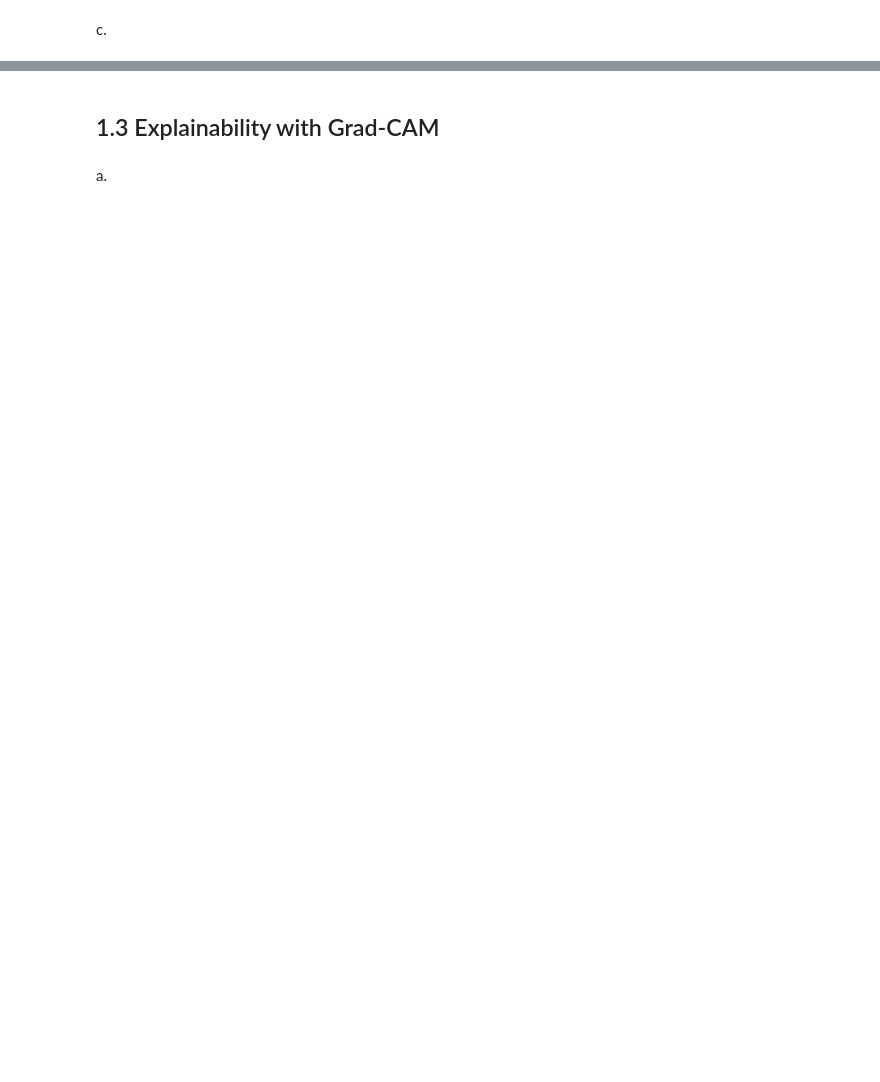
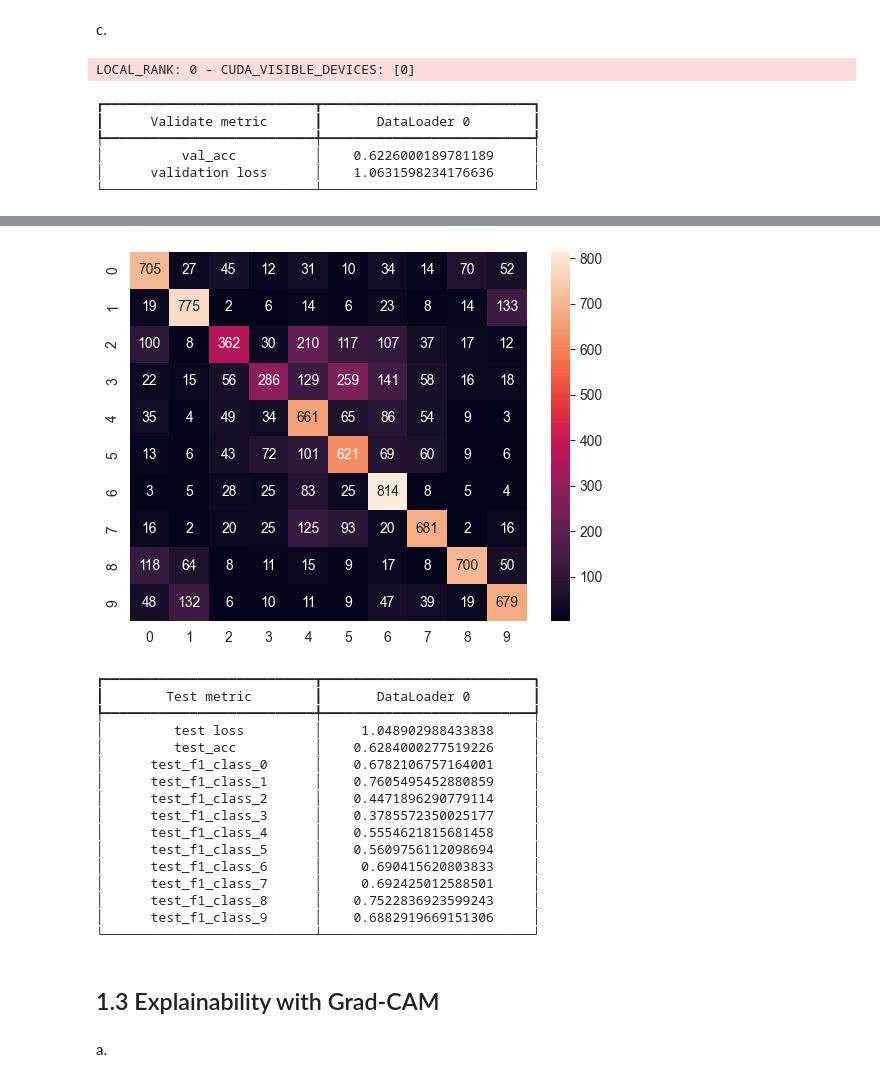
Before and after one commit to amirnadaBGU/deeplearning_hw3, a Jupyter notebook: Assignment3.ipynb, the cells around one changed output, grey strips where cells are left out. Drawn from its saved outputs; the diff is of its cells as text; code cells hidden in the pictures; blank space fills up the shorter version.

```diff
--- a/Assignment3.ipynb
+++ b/Assignment3.ipynb
@@ -339,17 +303,12 @@ b. Your model should achieve an accuracy of at least 0.80 on the training set, a
 wandb_logger = WandbLogger(project="CNN-CIFAR10", log_model=True)
 
 # ⚡ Instantiate model and trainer
-model = SimpleCNN(lr=...)
+model = SimpleCNN()
 
 # Define the checkpoint callback
-checkpoint_callback = ModelCheckpoint(
-    #raise NotImplementedError("TODO: Implement this part")
+early_stop = EarlyStopping(monitor="validation loss",mode="min", patience=5, verbose=True)
+checkpoint_callback = ModelCheckpoint(save_top_k=1, monitor="validation loss", mode="min",verbose=True)
 
-)
+trainer = pl.Trainer(accelerator="gpu",devices=[0],min_epochs=2,max_epochs=2,callbacks=[early_stop,checkpoint_callback],logger=wandb_logger)
 
-trainer = pl.Trainer(
-    #raise NotImplementedError("TODO: Implement this part")
-)
-
-# 🏋️‍♂️ Train
-trainer.fit(model, train_loader, val_loader)
+trainer.fit(model,train_loader,validation_loader)
@@ -357,9 +351,21 @@ trainer.fit(model, train_loader, val_loader)
 c.
 # %%
 # 🔍 Evaluate
+best_model = SimpleCNN.load_from_checkpoint(checkpoint_callback.best_model_path)
+
+trainer.validate(model=best_model,dataloaders=validation_loader)
+
 trainer.test(model, dataloaders=test_loader)
 
 #Show F1 score and confusion matrix you can do it in def on_test_epoch_end(self): and log it to wandb
 
 # 💾 Save the model in thr last epoch if saved by metric
-torch.save(model.state_dict(), "cnn_cifar10_checkpoint.ckpt")
+torch.save(best_model.state_dict(), "cnn_cifar10_checkpoint.ckpt")
+# %% [output]
+LOCAL_RANK: 0 - CUDA_VISIBLE_DEVICES: [0]
+┏━━━━━━━━━━━━━━━━━━━━━━━━━━━┳━━━━━━━━━━━━━━━━━━━━━━━━━━━┓
+┃      Validate metric      ┃       DataLoader 0        ┃
+┡━━━━━━━━━━━━━━━━━━━━━━━━━━━╇━━━━━━━━━━━━━━━━━━━━━━━━━━━┩
+│          val_acc          │    0.6226000189781189     │
+│      validation loss      │    1.0631598234176636     │
+└───────────────────────────┴───────────────────────────┘
@@ -366,3 +374,20 @@ torch.save(model.state_dict(), "cnn_cifar10_checkpoint.ckpt")
+[figure, added]
+┏━━━━━━━━━━━━━━━━━━━━━━━━━━━┳━━━━━━━━━━━━━━━━━━━━━━━━━━━┓
+┃        Test metric        ┃       DataLoader 0        ┃
+┡━━━━━━━━━━━━━━━━━━━━━━━━━━━╇━━━━━━━━━━━━━━━━━━━━━━━━━━━┩
+│         test loss         │     1.048902988433838     │
+│         test_acc          │    0.6284000277519226     │
+│      test_f1_class_0      │    0.6782106757164001     │
+│      test_f1_class_1      │    0.7605495452880859     │
+│      test_f1_class_2      │    0.4471896290779114     │
+│      test_f1_class_3      │    0.3785572350025177     │
+│      test_f1_class_4      │    0.5554621815681458     │
+│      test_f1_class_5      │    0.5609756112098694     │
+│      test_f1_class_6      │     0.690415620803833     │
+│      test_f1_class_7      │     0.692425012588501     │
+│      test_f1_class_8      │    0.7522836923599243     │
+│      test_f1_class_9      │    0.6882919669151306     │
+└───────────────────────────┴───────────────────────────┘
 # %% [markdown]
 ## 1.3 Explainability with Grad-CAM
 # %% [markdown]
```
Also changed, not shown: parts of 6 cells of this notebook.
